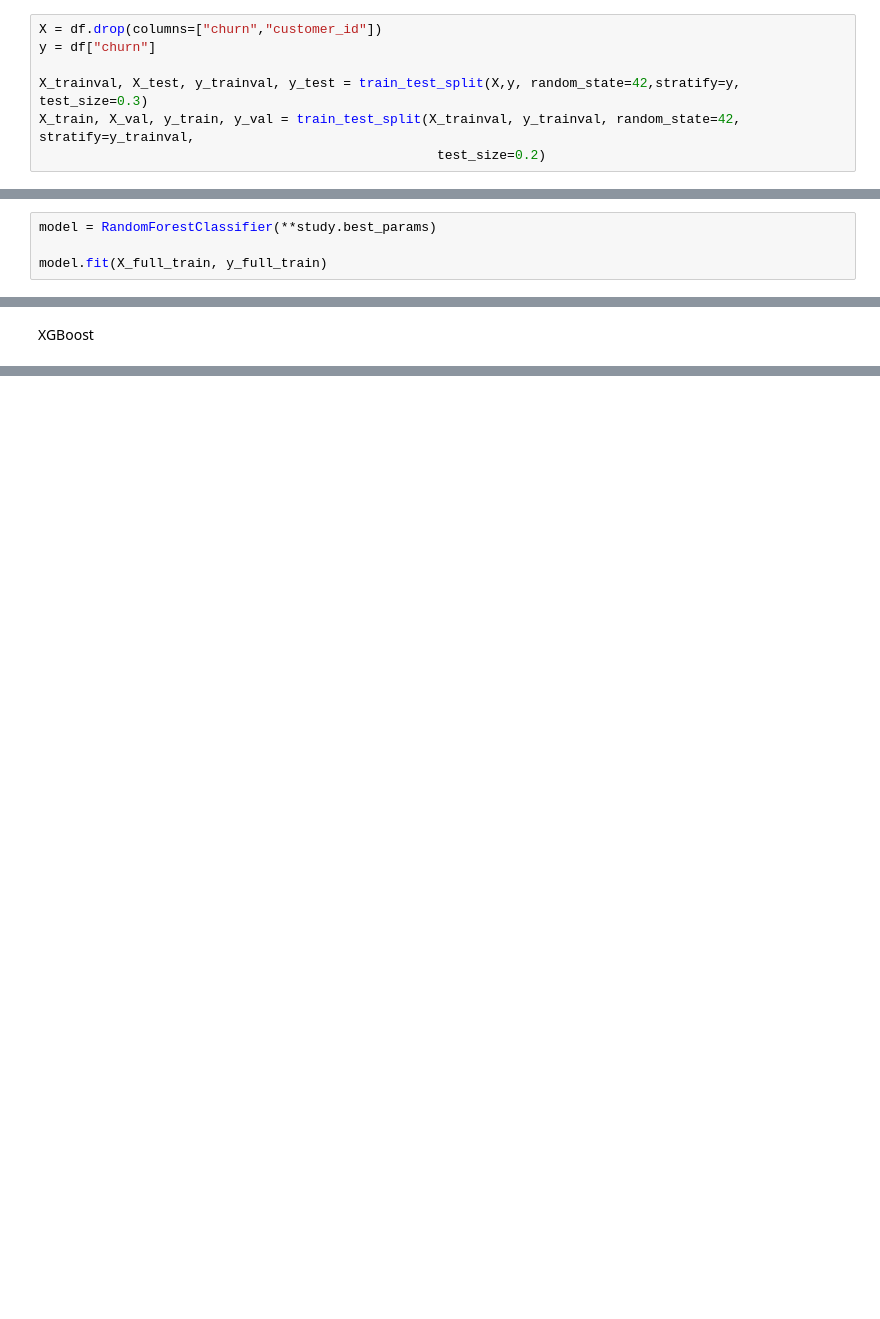
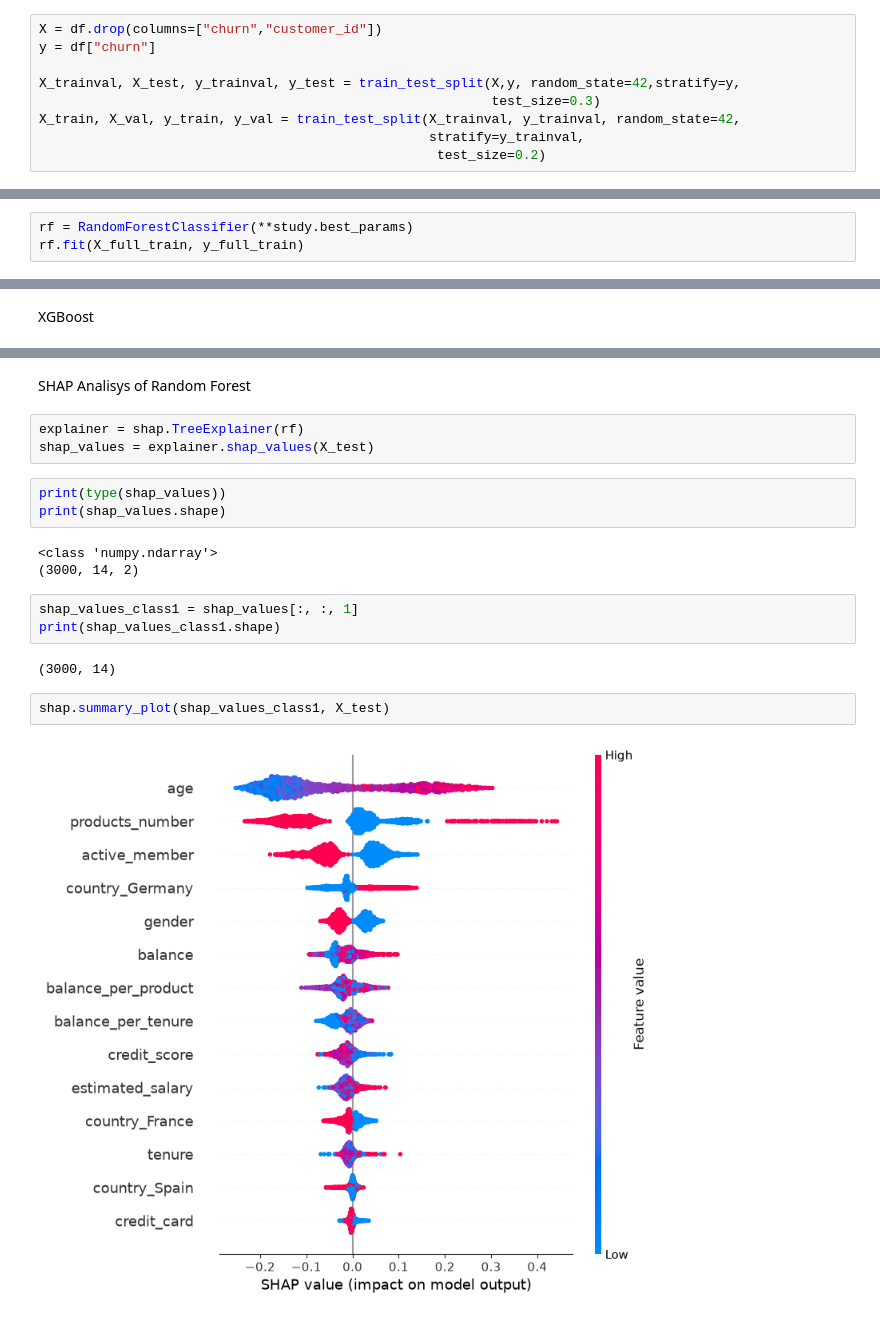
Before and after one commit to PavelSapegin/ml_churn, a Jupyter notebook: src/analisys.ipynb, the cells around one changed output, grey strips where cells are left out. Saved outputs shown, nothing was run; the diff lists cells and outputs as text; blank space fills up the shorter version.

Commit message:
Make SHAP-analisys

```diff
--- a/src/analisys.ipynb
+++ b/src/analisys.ipynb
@@ -91,8 +92,10 @@ plt.show()
 X = df.drop(columns=["churn","customer_id"])
 y = df["churn"]
 
-X_trainval, X_test, y_trainval, y_test = train_test_split(X,y, random_state=42,stratify=y, test_size=0.3)
-X_train, X_val, y_train, y_val = train_test_split(X_trainval, y_trainval, random_state=42, stratify=y_trainval,
+X_trainval, X_test, y_trainval, y_test = train_test_split(X,y, random_state=42,stratify=y,
+                                                          test_size=0.3)
+X_train, X_val, y_train, y_val = train_test_split(X_trainval, y_trainval, random_state=42,
+                                                  stratify=y_trainval,
                                                    test_size=0.2)
 # %% [markdown]
 Future engineering
@@ -238,6 +241,5 @@ study.optimize(objective, n_trials=50)
 # %%
-model = RandomForestClassifier(**study.best_params)
-
-model.fit(X_full_train, y_full_train)
+rf = RandomForestClassifier(**study.best_params)
+rf.fit(X_full_train, y_full_train)
 # %% [output]
 RandomForestClassifier(class_weight='balanced', max_depth=18,
@@ -324,0 +340,20 @@ ROC-AUC: 0.8684656009985758
+# %% [markdown]
+SHAP Analisys of Random Forest
+# %%
+explainer = shap.TreeExplainer(rf)
+shap_values = explainer.shap_values(X_test)
+# %%
+print(type(shap_values))
+print(shap_values.shape)
+# %% [output]
+<class 'numpy.ndarray'>
+(3000, 14, 2)
+# %%
+shap_values_class1 = shap_values[:, :, 1]
+print(shap_values_class1.shape)
+# %% [output]
+(3000, 14)
+# %%
+shap.summary_plot(shap_values_class1, X_test)
+# %% [output]
+[figure, added]
```
Also changed, not shown: parts of 13 cells of this notebook.
